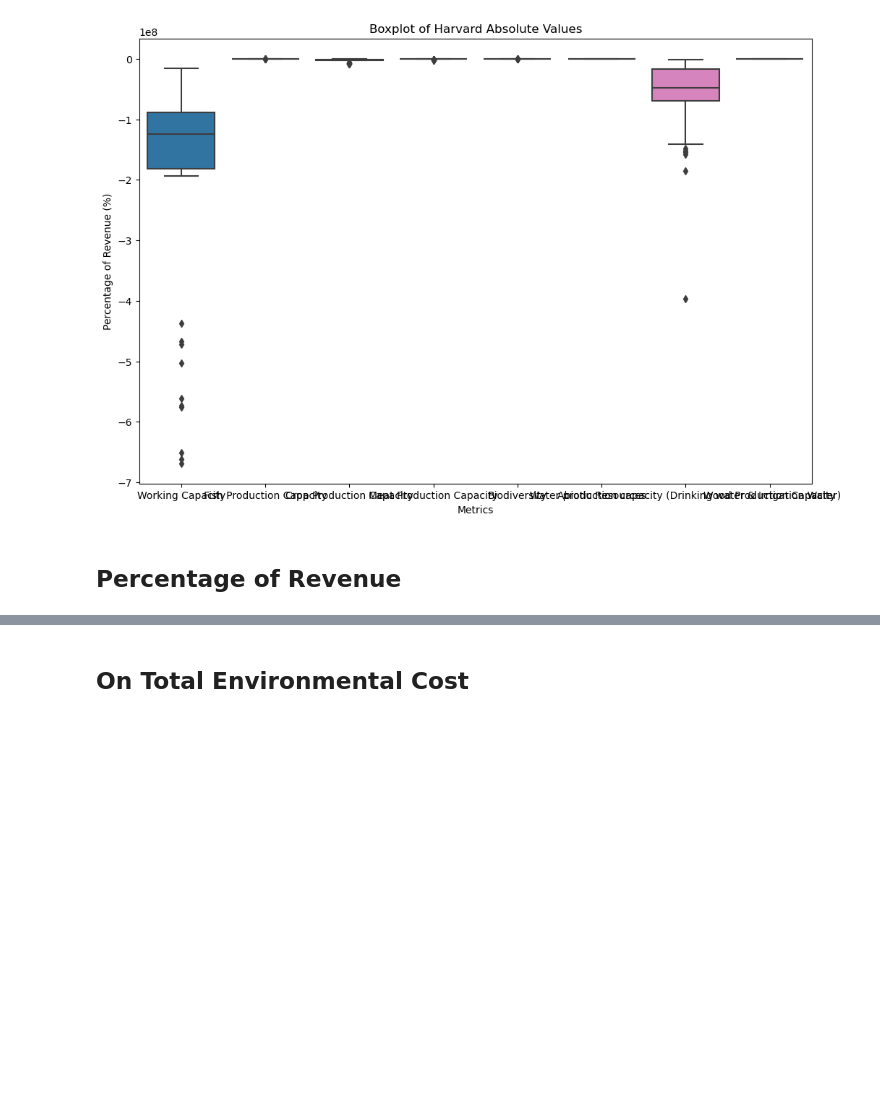
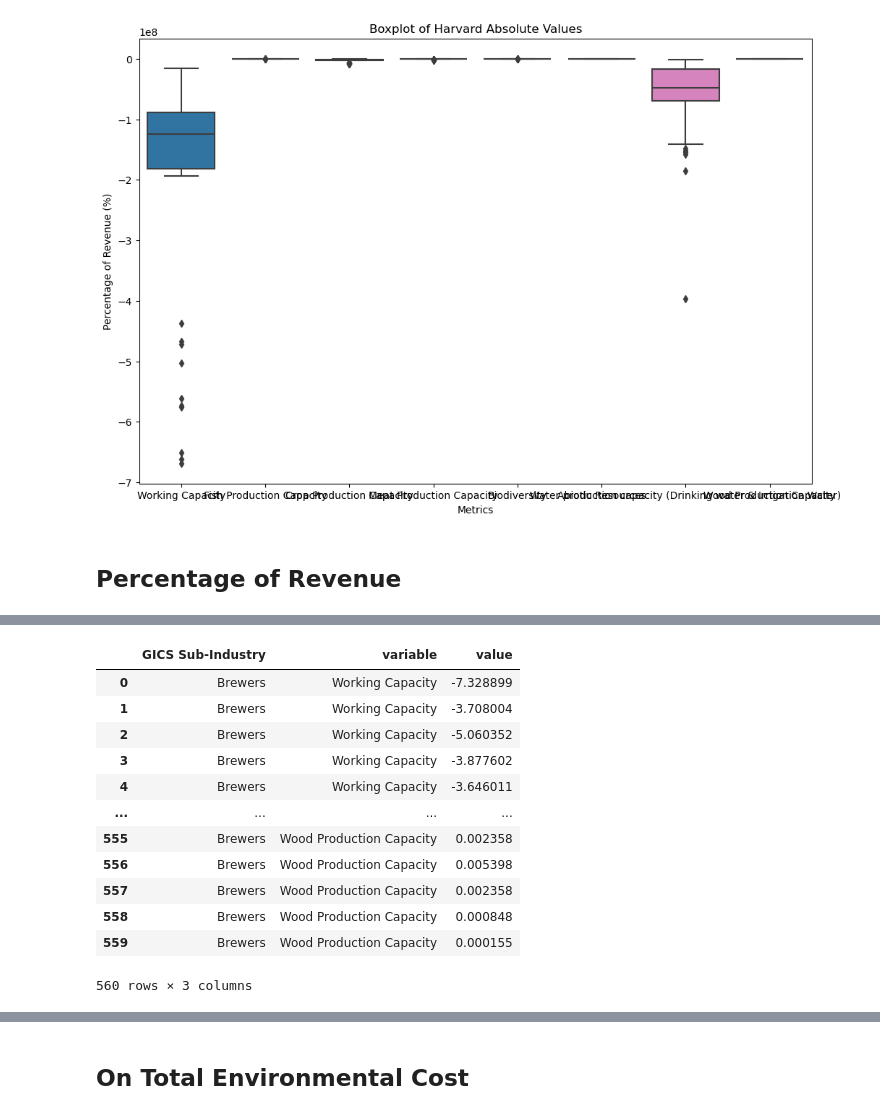
Before and after one commit to yummypugs/SPM-Project-Harvard, a Jupyter notebook: Box Plots Brewery.ipynb, the cells around one changed output, grey strips where cells are left out. Cells and saved outputs as stored; diff of their text form; code cells hidden in the pictures; blank space fills up the shorter version.

```diff
--- a/Box Plots Brewery.ipynb
+++ b/Box Plots Brewery.ipynb
@@ -137,0 +155,17 @@ plt.show()
+# %%
+df_opinc_box = df_opinc.melt(id_vars='GICS Sub-Industry', value_vars=[ "Working Capacity","Fish Production Capacity","Crop Production Capacity","Meat Production Capacity","Biodiversity","Abiotic Resources","Water production capacity (Drinking water & Irrigation Water)","Wood Production Capacity"])
+df_opinc_box
+# %% [output]
+|  | GICS Sub-Industry | variable | value |
+| 0 | Brewers | Working Capacity | -7.328899 |
+| 1 | Brewers | Working Capacity | -3.708004 |
+| 2 | Brewers | Working Capacity | -5.060352 |
+| 3 | Brewers | Working Capacity | -3.877602 |
+| 4 | Brewers | Working Capacity | -3.646011 |
+| ... | ... | ... | ... |
+| 555 | Brewers | Wood Production Capacity | 0.002358 |
+| 556 | Brewers | Wood Production Capacity | 0.005398 |
+| 557 | Brewers | Wood Production Capacity | 0.002358 |
+| 558 | Brewers | Wood Production Capacity | 0.000848 |
+| 559 | Brewers | Wood Production Capacity | 0.000155 |
+560 rows × 3 columns
```
Also changed, not shown: parts of 11 cells of this notebook.
